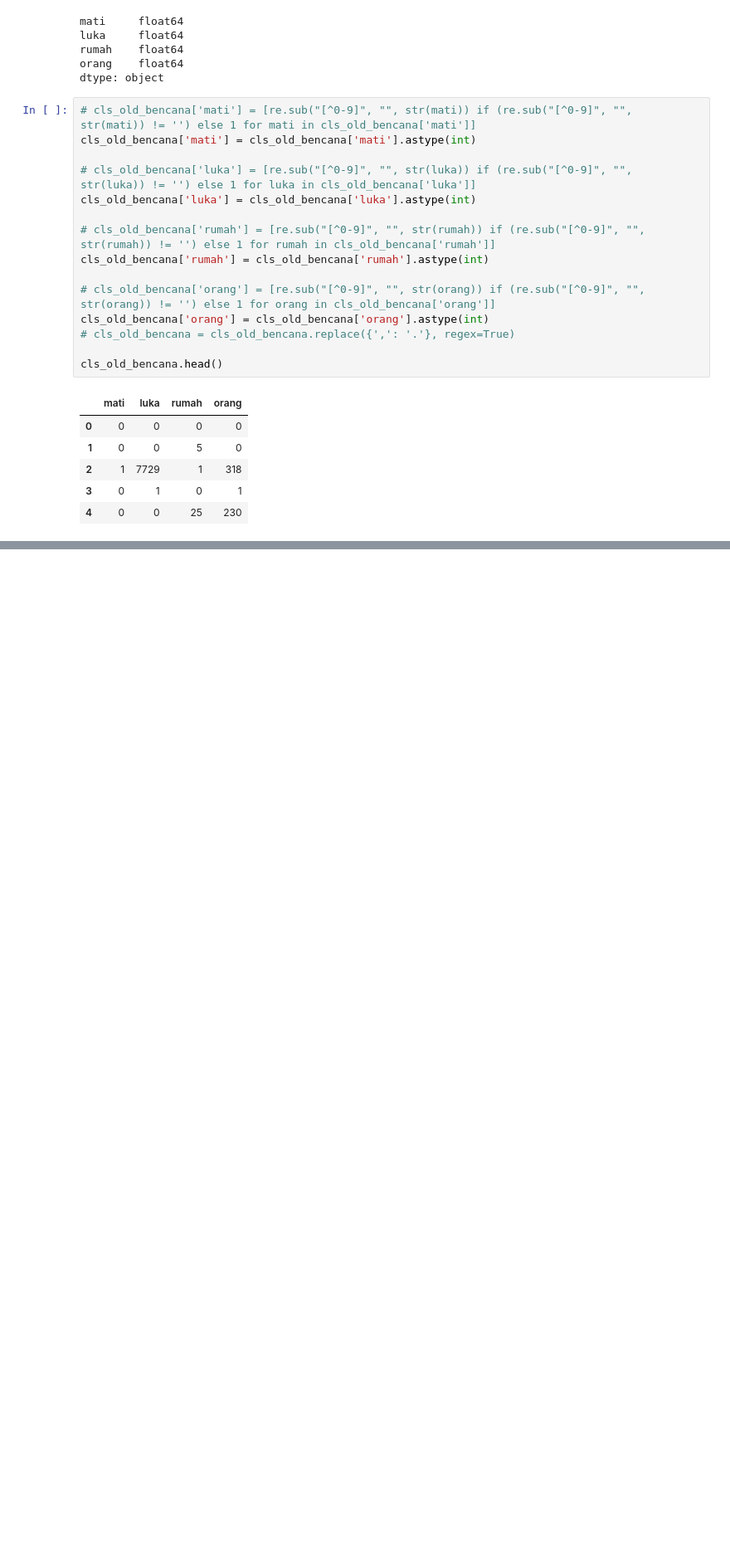
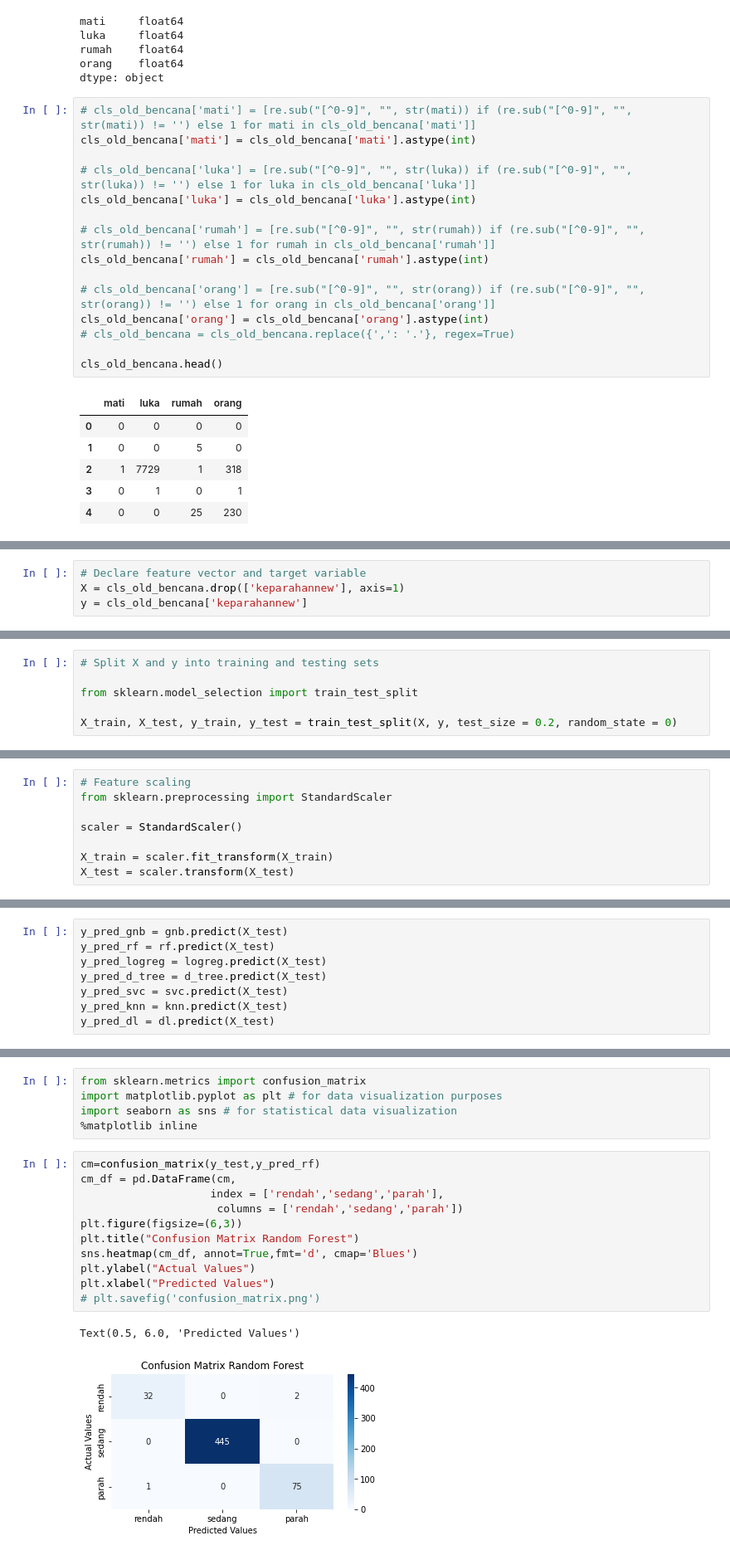
Before and after one commit to alwaysyu/PetaKabar, a Jupyter notebook: compare.ipynb, the cells around one changed output, grey strips where cells are left out. Shown at 83% size. Saved outputs shown, nothing was run; the diff lists cells and outputs as text; blank space fills up the shorter version.

Commit message:
klasifikasi bencana

```diff
--- a/compare.ipynb
+++ b/compare.ipynb
@@ -92,0 +176,4 @@ dtype: int64
+# %%
+# Declare feature vector and target variable
+X = cls_old_bencana.drop(['keparahannew'], axis=1)
+y = cls_old_bencana['keparahannew']
@@ -92,0 +192,6 @@ dtype: int64
+# %%
+# Split X and y into training and testing sets
+
+from sklearn.model_selection import train_test_split
+
+X_train, X_test, y_train, y_test = train_test_split(X, y, test_size = 0.2, random_state = 0)
@@ -92,0 +228,8 @@ dtype: int64
+# %%
+# Feature scaling
+from sklearn.preprocessing import StandardScaler
+
+scaler = StandardScaler()
+
+X_train = scaler.fit_transform(X_train)
+X_test = scaler.transform(X_test)
@@ -92,0 +265,8 @@ dtype: int64
+# %%
+y_pred_gnb = gnb.predict(X_test)
+y_pred_rf = rf.predict(X_test)
+y_pred_logreg = logreg.predict(X_test)
+y_pred_d_tree = d_tree.predict(X_test)
+y_pred_svc = svc.predict(X_test)
+y_pred_knn = knn.predict(X_test)
+y_pred_dl = dl.predict(X_test)
@@ -92,0 +332,19 @@ dtype: int64
+# %%
+from sklearn.metrics import confusion_matrix
+import matplotlib.pyplot as plt # for data visualization purposes
+import seaborn as sns # for statistical data visualization
+%matplotlib inline
+# %%
+cm=confusion_matrix(y_test,y_pred_rf)
+cm_df = pd.DataFrame(cm,
+                    index = ['rendah','sedang','parah'],
+                     columns = ['rendah','sedang','parah'])
+plt.figure(figsize=(6,3))
+plt.title("Confusion Matrix Random Forest")
+sns.heatmap(cm_df, annot=True,fmt='d', cmap='Blues')
+plt.ylabel("Actual Values")
+plt.xlabel("Predicted Values")
+# plt.savefig('confusion_matrix.png')
+# %% [output]
+Text(0.5, 6.0, 'Predicted Values')
+[figure, added]
```
Also changed, not shown: parts of 22 cells of this notebook.
